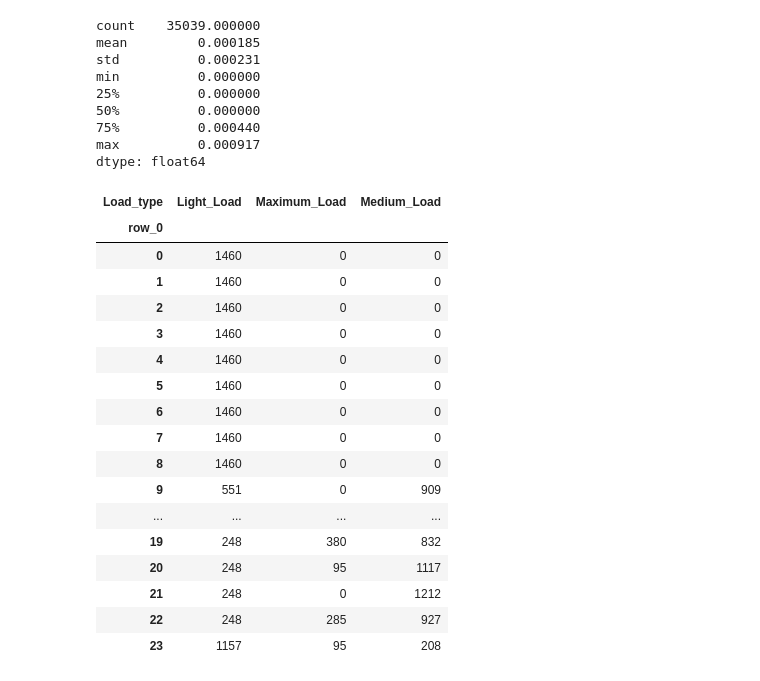
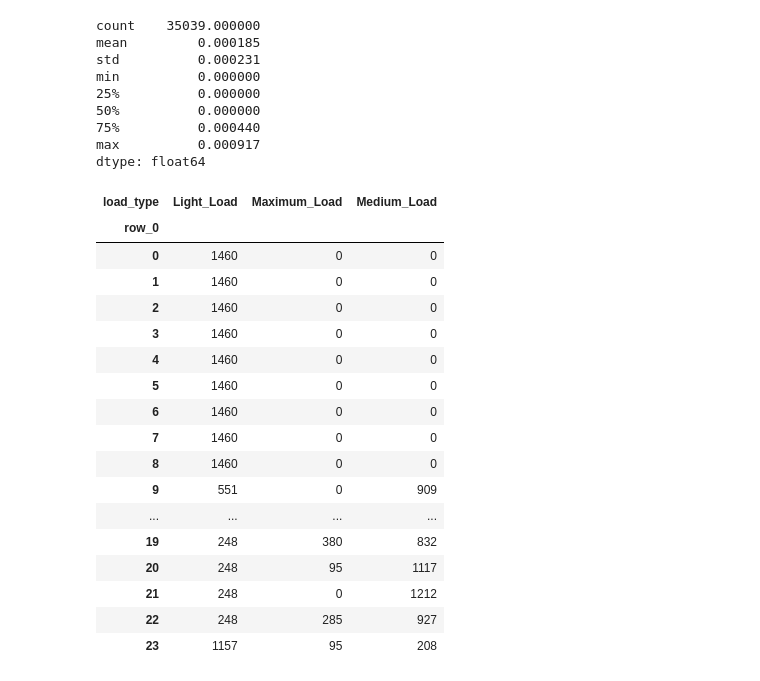
Before and after one commit to ILYASSE339/industrial-energy-kpi-db, a Jupyter notebook: notebooks/02_load_staging.ipynb, the cells around one changed output. Cells and saved outputs as stored; diff of their text form; code cells hidden in the pictures.

```diff
--- a/notebooks/02_load_staging.ipynb
+++ b/notebooks/02_load_staging.ipynb
@@ -30,7 +30,7 @@ rename = {
     "NSM": "nsm",
     "WeekStatus": "week_status",
     "Day_of_week": "day_of_week",
-    "Load_Type": "Load_type",
+    "Load_Type": "load_type",
 }
 df = df.rename(columns=rename)
 df["ts"] = pd.to_datetime(df["ts"], format='%d/%m/%Y %H:%M')
@@ -73,9 +73,9 @@ max          0.000917
 dtype: float64
 # %%
 df.set_index('ts', inplace = True)
-pd.crosstab(df.index.hour, df["Load_type"])
+pd.crosstab(df.index.hour, df["load_type"])
 # %% [output]
-| Load_type | Light_Load | Maximum_Load | Medium_Load |
+| load_type | Light_Load | Maximum_Load | Medium_Load |
 | row_0 |  |  |  |
 | 0 | 1460 | 0 | 0 |
 | 1 | 1460 | 0 | 0 |
```
Also changed, not shown: parts of 1 cell of this notebook, 1 other file.
